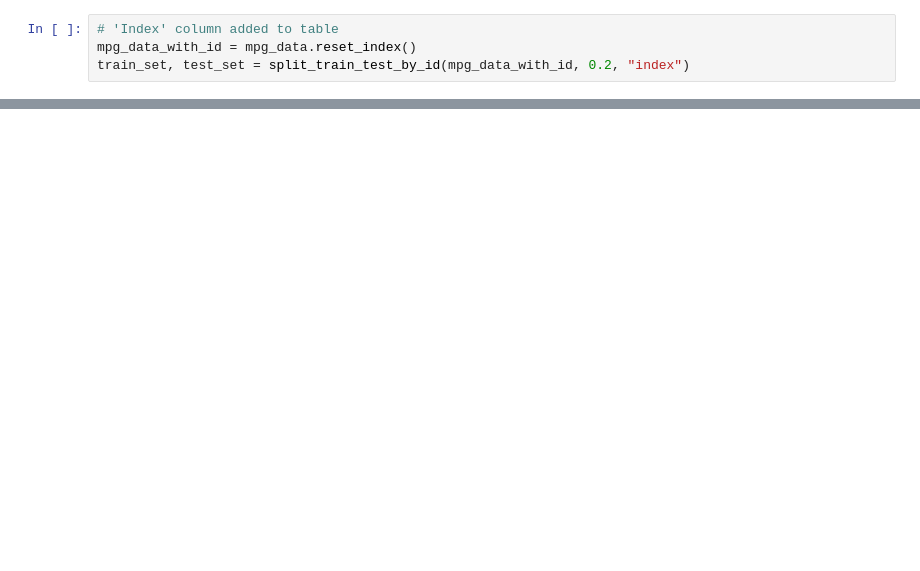
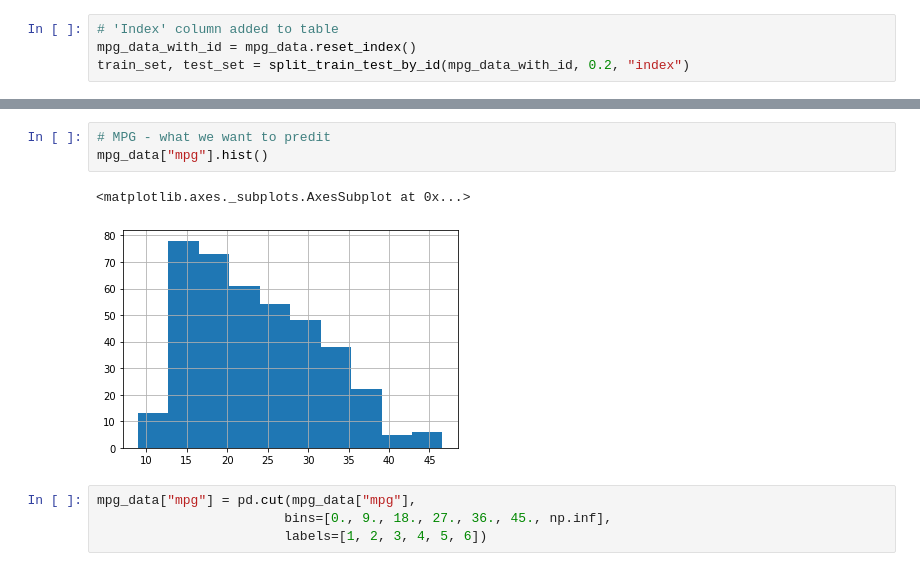
Before and after one commit to DogeFL/machineLearningAssignment1, a Jupyter notebook: miniProject1Notebook.ipynb, the cells around one changed output, grey strips where cells are left out. Saved outputs shown, nothing was run; the diff lists cells and outputs as text; blank space fills up the shorter version.

Commit message:
Minor update to the data input

```diff
--- a/miniProject1Notebook.ipynb
+++ b/miniProject1Notebook.ipynb
@@ -142,0 +172,10 @@ KeyError: 'longitude'
+# %%
+# MPG - what we want to predit
+mpg_data["mpg"].hist()
+# %% [output]
+<matplotlib.axes._subplots.AxesSubplot at 0x...>
+[figure, added]
+# %%
+mpg_data["mpg"] = pd.cut(mpg_data["mpg"],
+                        bins=[0., 9., 18., 27., 36., 45., np.inf],
+                        labels=[1, 2, 3, 4, 5, 6])
```
Also changed, not shown: parts of 11 cells of this notebook.
